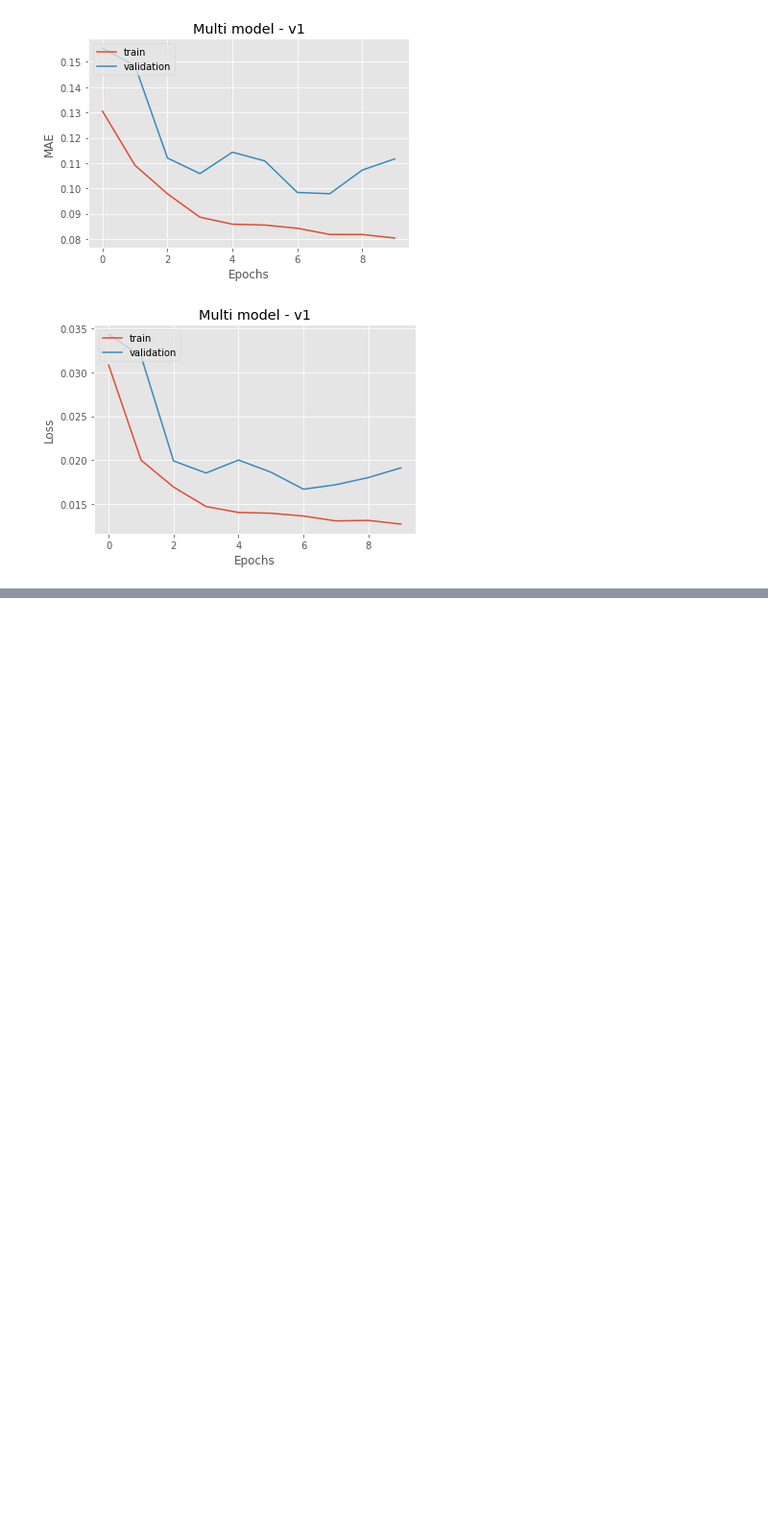
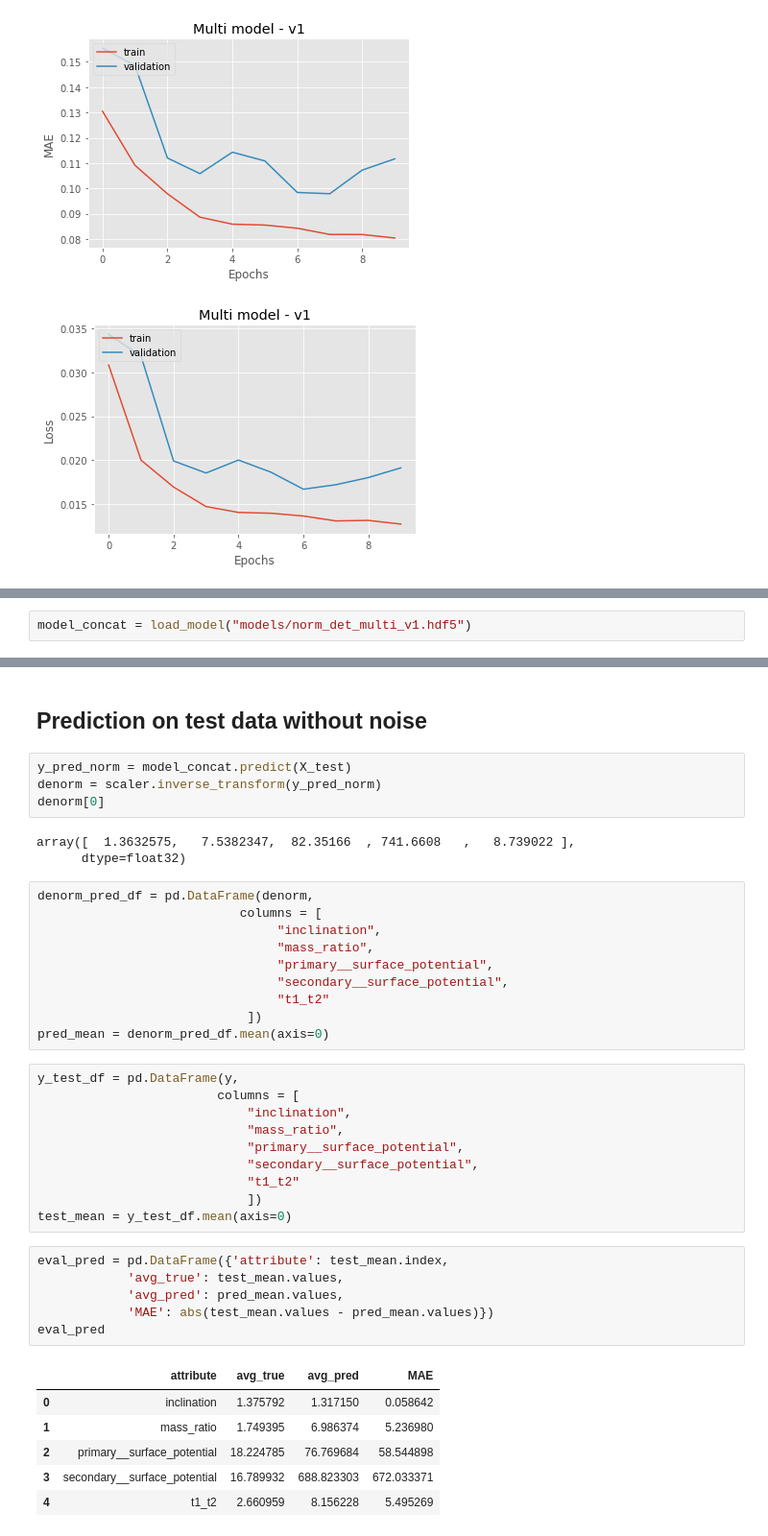
Before and after one commit to AdriNemcikova/DP, a Jupyter notebook: NORM_det_sel_concat.ipynb, the cells around one changed output, grey strips where cells are left out. Shown at 96% size. Cells and saved outputs as stored; diff of their text form; blank space fills up the shorter version.

```diff
--- a/NORM_det_sel_concat.ipynb
+++ b/NORM_det_sel_concat.ipynb
@@ -230,0 +233,2 @@ training_loss(history_multi)
+# %%
+model_concat = load_model("models/norm_det_multi_v1.hdf5")
@@ -230,0 +261,42 @@ training_loss(history_multi)
+# %% [markdown]
+## Prediction on test data without noise
+# %%
+y_pred_norm = model_concat.predict(X_test)
+denorm = scaler.inverse_transform(y_pred_norm)
+denorm[0]
+# %% [output]
+array([  1.3632575,   7.5382347,  82.35166  , 741.6608   ,   8.739022 ],
+      dtype=float32)
+# %%
+denorm_pred_df = pd.DataFrame(denorm,
+                           columns = [
+                                "inclination",
+                                "mass_ratio",
+                                "primary__surface_potential",
+                                "secondary__surface_potential",
+                                "t1_t2"
+                            ])
+pred_mean = denorm_pred_df.mean(axis=0)
+# %%
+y_test_df = pd.DataFrame(y,
+                        columns = [
+                            "inclination",
+                            "mass_ratio",
+                            "primary__surface_potential",
+                            "secondary__surface_potential",
+                            "t1_t2"
+                            ])
+test_mean = y_test_df.mean(axis=0)
+# %%
+eval_pred = pd.DataFrame({'attribute': test_mean.index,
+            'avg_true': test_mean.values,
+            'avg_pred': pred_mean.values,
+            'MAE': abs(test_mean.values - pred_mean.values)})
+eval_pred
+# %% [output]
+|  | attribute | avg_true | avg_pred | MAE |
+| 0 | inclination | 1.375792 | 1.317150 | 0.058642 |
+| 1 | mass_ratio | 1.749395 | 6.986374 | 5.236980 |
+| 2 | primary__surface_potential | 18.224785 | 76.769684 | 58.544898 |
+| 3 | secondary__surface_potential | 16.789932 | 688.823303 | 672.033371 |
+| 4 | t1_t2 | 2.660959 | 8.156228 | 5.495269 |
```
Also changed, not shown: parts of 9 cells of this notebook.
